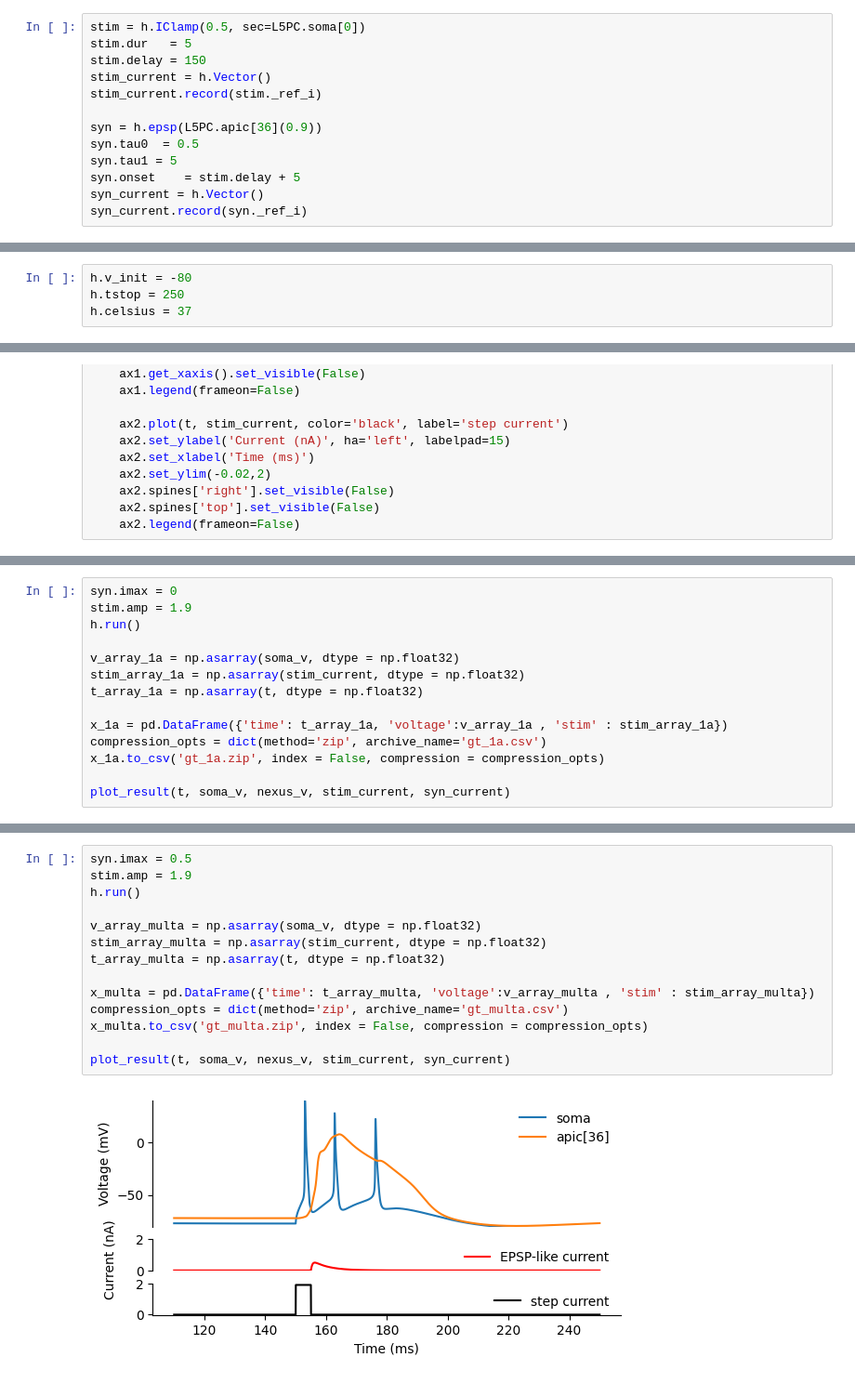
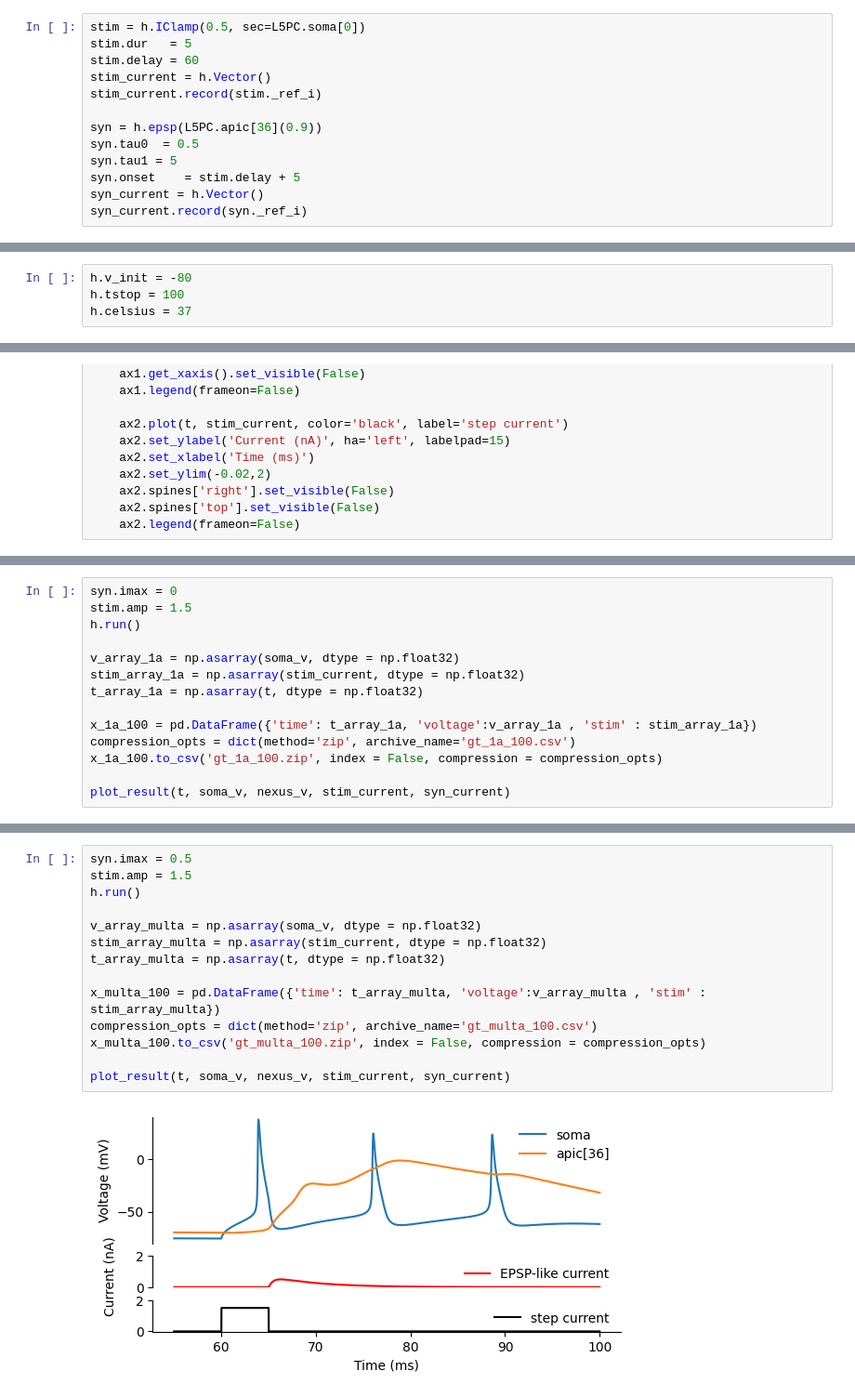
Before and after one commit to sepstein22/computational_brain, a Jupyter notebook: sim_data/Layer_5b_pyramidal_cell_Calcium_Spike.ipynb, the cells around one changed output, grey strips where cells are left out. Shown at 93% size. Saved outputs shown, nothing was run; the diff lists cells and outputs as text.

Commit message:
added 100 sec sim data

```diff
--- a/sim_data/Layer_5b_pyramidal_cell_Calcium_Spike.ipynb
+++ b/sim_data/Layer_5b_pyramidal_cell_Calcium_Spike.ipynb
@@ -22,7 +23,7 @@ L5PC = h.L5PCtemplate(morphology_file)
 # %%
 stim = h.IClamp(0.5, sec=L5PC.soma[0])
 stim.dur   = 5
-stim.delay = 150
+stim.delay = 60
 stim_current = h.Vector()
 stim_current.record(stim._ref_i)
 
@@ -52,7 +53,7 @@ stim_current.record(stim._ref_i);
 # general settings
 # %%
 h.v_init = -80
-h.tstop = 250
+h.tstop = 100
 h.celsius = 37
 # %% [markdown]
 # plotting function
@@ -108,15 +109,15 @@ plot_result(t, soma_v, nexus_v, stim_current, syn_current)
 # %%
 syn.imax = 0
-stim.amp = 1.9
+stim.amp = 1.5
 h.run()
 
 v_array_1a = np.asarray(soma_v, dtype = np.float32)
 stim_array_1a = np.asarray(stim_current, dtype = np.float32)
 t_array_1a = np.asarray(t, dtype = np.float32)
 
-x_1a = pd.DataFrame({'time': t_array_1a, 'voltage':v_array_1a , 'stim' : stim_array_1a})
-compression_opts = dict(method='zip', archive_name='gt_1a.csv')
-x_1a.to_csv('gt_1a.zip', index = False, compression = compression_opts)
+x_1a_100 = pd.DataFrame({'time': t_array_1a, 'voltage':v_array_1a , 'stim' : stim_array_1a})
+compression_opts = dict(method='zip', archive_name='gt_1a_100.csv')
+x_1a_100.to_csv('gt_1a_100.zip', index = False, compression = compression_opts)
 
 plot_result(t, soma_v, nexus_v, stim_current, syn_current)
 # %% [output]
@@ -124,16 +125,16 @@ plot_result(t, soma_v, nexus_v, stim_current, syn_current)
 # %%
 syn.imax = 0.5
-stim.amp = 1.9
+stim.amp = 1.5
 h.run()
 
 v_array_multa = np.asarray(soma_v, dtype = np.float32)
 stim_array_multa = np.asarray(stim_current, dtype = np.float32)
 t_array_multa = np.asarray(t, dtype = np.float32)
 
-x_multa = pd.DataFrame({'time': t_array_multa, 'voltage':v_array_multa , 'stim' : stim_array_multa})
-compression_opts = dict(method='zip', archive_name='gt_multa.csv')
-x_multa.to_csv('gt_multa.zip', index = False, compression = compression_opts)
+x_multa_100 = pd.DataFrame({'time': t_array_multa, 'voltage':v_array_multa , 'stim' : stim_array_multa})
+compression_opts = dict(method='zip', archive_name='gt_multa_100.csv')
+x_multa_100.to_csv('gt_multa_100.zip', index = False, compression = compression_opts)
 
 plot_result(t, soma_v, nexus_v, stim_current, syn_current)
 # %% [output]
-[figure, old version]
+[figure, new version]
```
Also changed, not shown: parts of 4 cells of this notebook, 7 other files.
